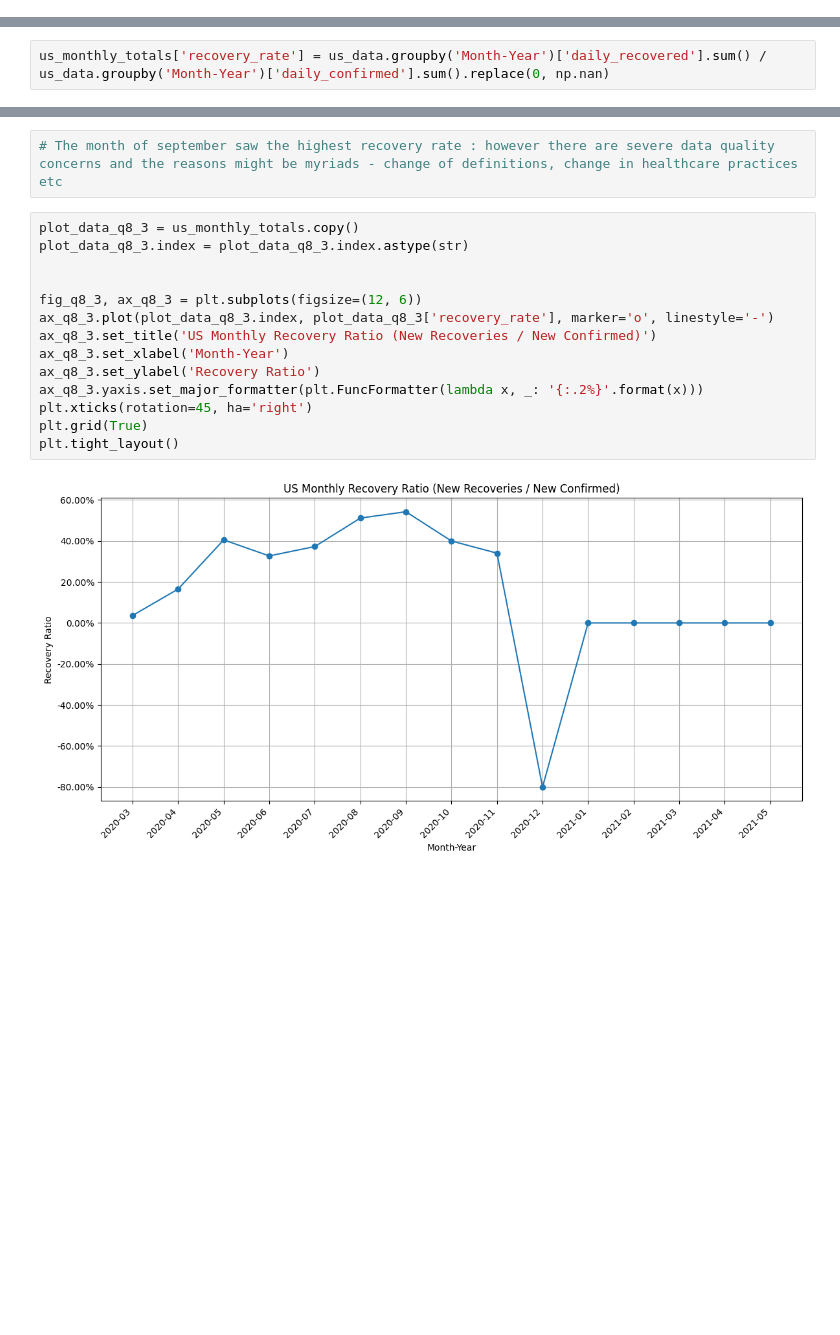
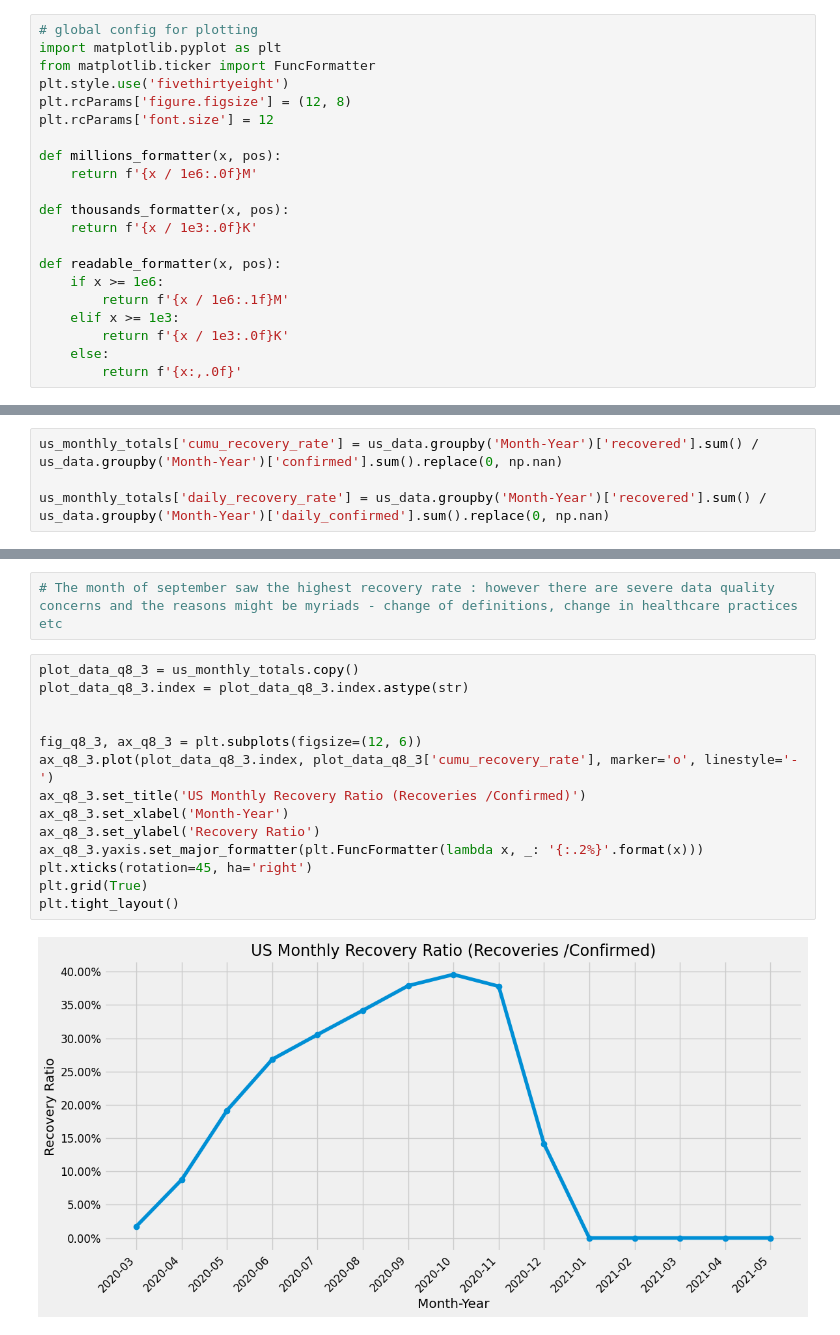
Before and after one commit to artech-0/covid-19-pandas-case-study, a Jupyter notebook: Covid_19_case_study_June_2025.ipynb, the cells around one changed output, grey strips where cells are left out. Cells and saved outputs as stored; diff of their text form; blank space fills up the shorter version.

Commit message:
updated the plots

```diff
--- a/Covid_19_case_study_June_2025.ipynb
+++ b/Covid_19_case_study_June_2025.ipynb
@@ -11,6 +10,27 @@ import warnings
 warnings.filterwarnings('ignore')
 
 pd.set_option('display.max_rows',100)
+# %%
+# global config for plotting
+import matplotlib.pyplot as plt
+from matplotlib.ticker import FuncFormatter
+plt.style.use('fivethirtyeight')
+plt.rcParams['figure.figsize'] = (12, 8)
+plt.rcParams['font.size'] = 12
+
+def millions_formatter(x, pos):
+    return f'{x / 1e6:.0f}M'
+
+def thousands_formatter(x, pos):
+    return f'{x / 1e3:.0f}K'
+
+def readable_formatter(x, pos):
+    if x >= 1e6:
+        return f'{x / 1e6:.1f}M'
+    elif x >= 1e3:
+        return f'{x / 1e3:.0f}K'
+    else:
+        return f'{x:,.0f}'
 # %% [markdown]
 # Question 1: Data Loading
 # %% [markdown]
@@ -1573,4 +1707,6 @@ us_monthly_totals
 | 2021-04 | 1884761 | 0 |
 | 2021-05 | 904968 | 0 |
 # %%
-us_monthly_totals['recovery_rate'] = us_data.groupby('Month-Year')['daily_recovered'].sum() / us_data.groupby('Month-Year')['daily_confirmed'].sum().replace(0, np.nan)
+us_monthly_totals['cumu_recovery_rate'] = us_data.groupby('Month-Year')['recovered'].sum() / us_data.groupby('Month-Year')['confirmed'].sum().replace(0, np.nan)
+
+us_monthly_totals['daily_recovery_rate'] = us_data.groupby('Month-Year')['recovered'].sum() / us_data.groupby('Month-Year')['daily_confirmed'].sum().replace(0, np.nan)
@@ -1583,16 +1741,16 @@ Period('2020-09', 'M')
 # %%
 plot_data_q8_3 = us_monthly_totals.copy()
 plot_data_q8_3.index = plot_data_q8_3.index.astype(str)
 
 
 fig_q8_3, ax_q8_3 = plt.subplots(figsize=(12, 6))
-ax_q8_3.plot(plot_data_q8_3.index, plot_data_q8_3['recovery_rate'], marker='o', linestyle='-')
-ax_q8_3.set_title('US Monthly Recovery Ratio (New Recoveries / New Confirmed)')
+ax_q8_3.plot(plot_data_q8_3.index, plot_data_q8_3['cumu_recovery_rate'], marker='o', linestyle='-')
+ax_q8_3.set_title('US Monthly Recovery Ratio (Recoveries /Confirmed)')
 ax_q8_3.set_xlabel('Month-Year')
 ax_q8_3.set_ylabel('Recovery Ratio')
 ax_q8_3.yaxis.set_major_formatter(plt.FuncFormatter(lambda x, _: '{:.2%}'.format(x)))
 plt.xticks(rotation=45, ha='right')
 plt.grid(True)
 plt.tight_layout()
 # %% [output]
-[figure, old version]
+[figure, new version]
```
Also changed, not shown: parts of 29 cells of this notebook.
